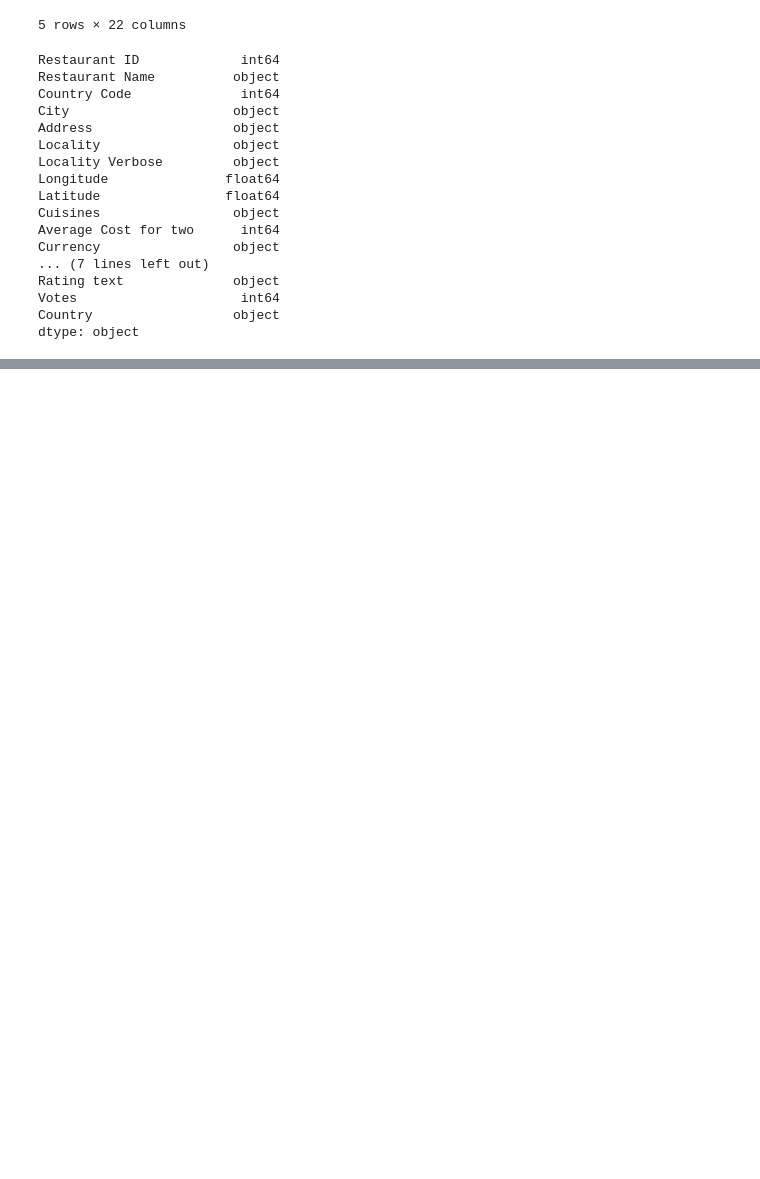
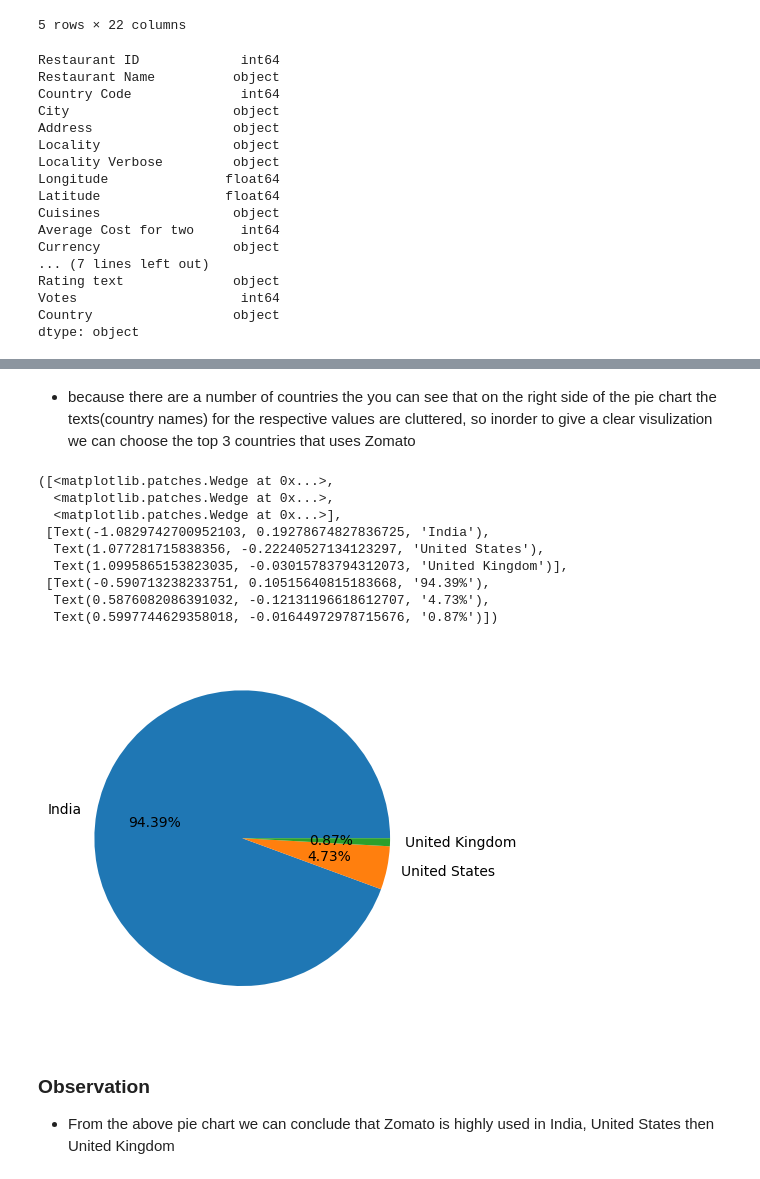
Before and after one commit to NebeyouMusie/EDA-Projects, a Jupyter notebook: Zomato-dataset/Zomatodataset/Untitled.ipynb, the cells around one changed output, grey strips where cells are left out. Drawn from its saved outputs; the diff is of its cells as text; code cells hidden in the pictures; blank space fills up the shorter version.

Commit message:
added observations

```diff
--- a/Zomato-dataset/Zomatodataset/Untitled.ipynb
+++ b/Zomato-dataset/Zomatodataset/Untitled.ipynb
@@ -153,0 +193,19 @@ dtype: object
+# %% [markdown]
+- because there are a number of countries the you can see that on the right side of the pie chart the texts(country names) for the respective values are cluttered, so inorder to give a clear visulization we can choose the top 3 countries that uses Zomato
+# %%
+plt.pie(country_value[:3], labels=country_names[:3], autopct="%1.2f%%")
+# %% [output]
+([<matplotlib.patches.Wedge at 0x...>,
+  <matplotlib.patches.Wedge at 0x...>,
+  <matplotlib.patches.Wedge at 0x...>],
+ [Text(-1.0829742700952103, 0.19278674827836725, 'India'),
+  Text(1.077281715838356, -0.22240527134123297, 'United States'),
+  Text(1.0995865153823035, -0.03015783794312073, 'United Kingdom')],
+ [Text(-0.590713238233751, 0.10515640815183668, '94.39%'),
+  Text(0.5876082086391032, -0.12131196618612707, '4.73%'),
+  Text(0.5997744629358018, -0.01644972978715676, '0.87%')])
+[figure, added]
+# %% [markdown]
+### Observation
+
+- From the above pie chart we can conclude that Zomato is highly used in India, United States then United Kingdom
```
Also changed, not shown: parts of 9 cells of this notebook.
